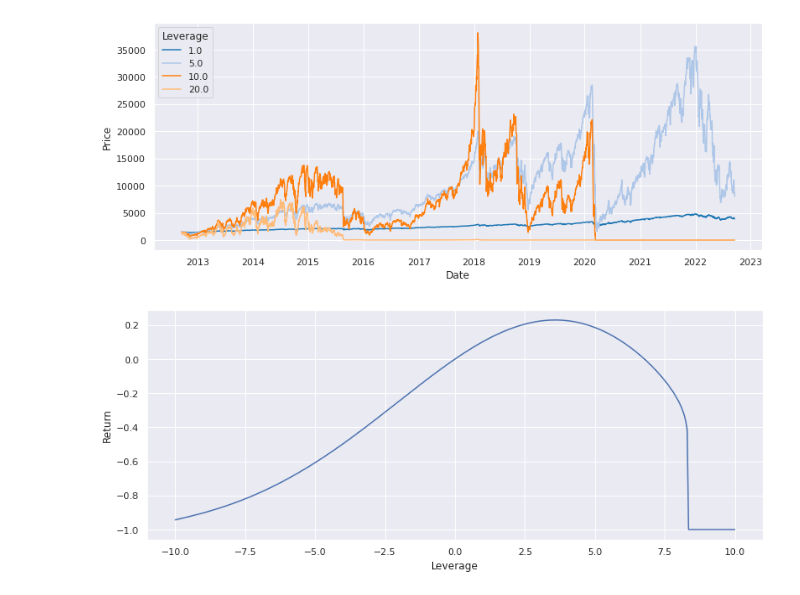
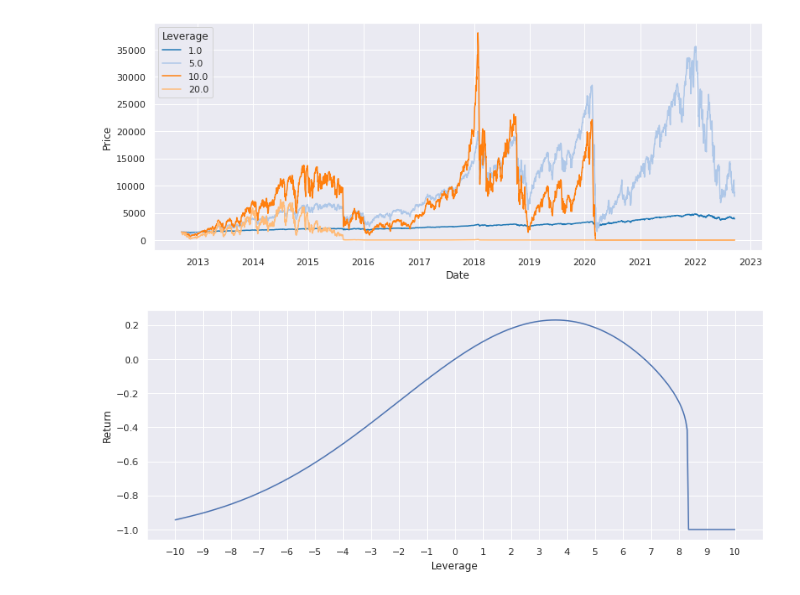
Before and after one commit to JEHoctor/leverage-notebooks, a Jupyter notebook: leverage_and_the_SP500.ipynb, the cells around one changed output. Cells and saved outputs as stored; diff of their text form; code cells hidden in the pictures.

Commit message:
More x ticks in last plot

```diff
--- a/leverage_and_the_SP500.ipynb
+++ b/leverage_and_the_SP500.ipynb
@@ -77,14 +78,17 @@ many_leverages_data = combine_by_leverage(leverages)
 # %%
 def annual_return(df):
     df = df.iloc[[0, -1]]
     start_date, end_date = df.Date
     start_price, end_price = df.Price
 
     n_years = (end_date - start_date).days / 365
     return np.power(end_price / start_price, 1 / n_years) - 1
 
 return_by_leverage = many_leverages_data.groupby("Leverage") \
     .apply(annual_return).to_frame(name="Return").reset_index()
-sns.lineplot(data=return_by_leverage, x="Leverage", y="Return");
+
+fig, ax = plt.subplots()
+sns.lineplot(data=return_by_leverage, x="Leverage", y="Return", ax=ax)
+ax.set_xticks(np.linspace(-10, 10, num=21));
 # %% [output]
-[figure, old version]
+[figure, new version]
```
Also changed, not shown: parts of 1 cell of this notebook, 1 other file.
